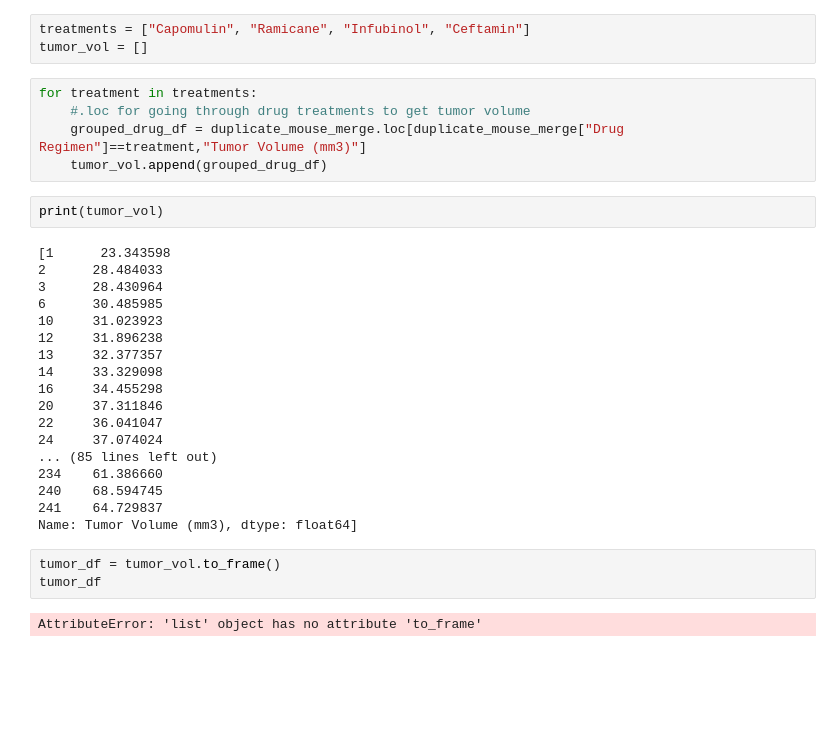
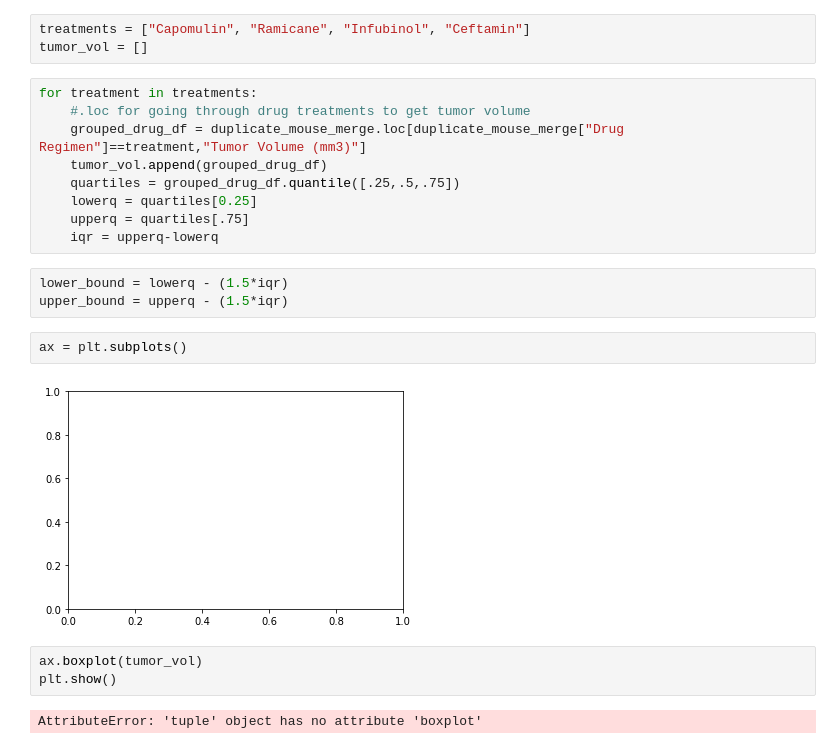
Before and after one commit to write42/matplot-challenge, a Jupyter notebook: pharma-hw.ipynb, the cells around one changed output. Saved outputs shown, nothing was run; the diff lists cells and outputs as text; blank space fills up the shorter version.

```diff
--- a/pharma-hw.ipynb
+++ b/pharma-hw.ipynb
@@ -278,28 +280,19 @@ for treatment in treatments:
     #.loc for going through drug treatments to get tumor volume
     grouped_drug_df = duplicate_mouse_merge.loc[duplicate_mouse_merge["Drug Regimen"]==treatment,"Tumor Volume (mm3)"]
     tumor_vol.append(grouped_drug_df)
+    quartiles = grouped_drug_df.quantile([.25,.5,.75])
+    lowerq = quartiles[0.25]
+    upperq = quartiles[.75]
+    iqr = upperq-lowerq
-# %%
-print(tumor_vol)
-# %% [output]
-[1      23.343598
-2      28.484033
-3      28.430964
-6      30.485985
-10     31.023923
-12     31.896238
-13     32.377357
-14     33.329098
-16     34.455298
-20     37.311846
-22     36.041047
-24     37.074024
-... (85 lines left out)
-234    61.386660
-240    68.594745
-241    64.729837
-Name: Tumor Volume (mm3), dtype: float64]
-# %%
-tumor_df = tumor_vol.to_frame()
-tumor_df
-# %% [output]
-AttributeError: 'list' object has no attribute 'to_frame'
+# %%
+lower_bound = lowerq - (1.5*iqr)
+upper_bound = upperq - (1.5*iqr)
+# %%
+ax = plt.subplots()
+# %% [output]
+[figure, added]
+# %%
+ax.boxplot(tumor_vol)
+plt.show()
+# %% [output]
+AttributeError: 'tuple' object has no attribute 'boxplot'
```
Also changed, not shown: parts of 2 cells of this notebook.
